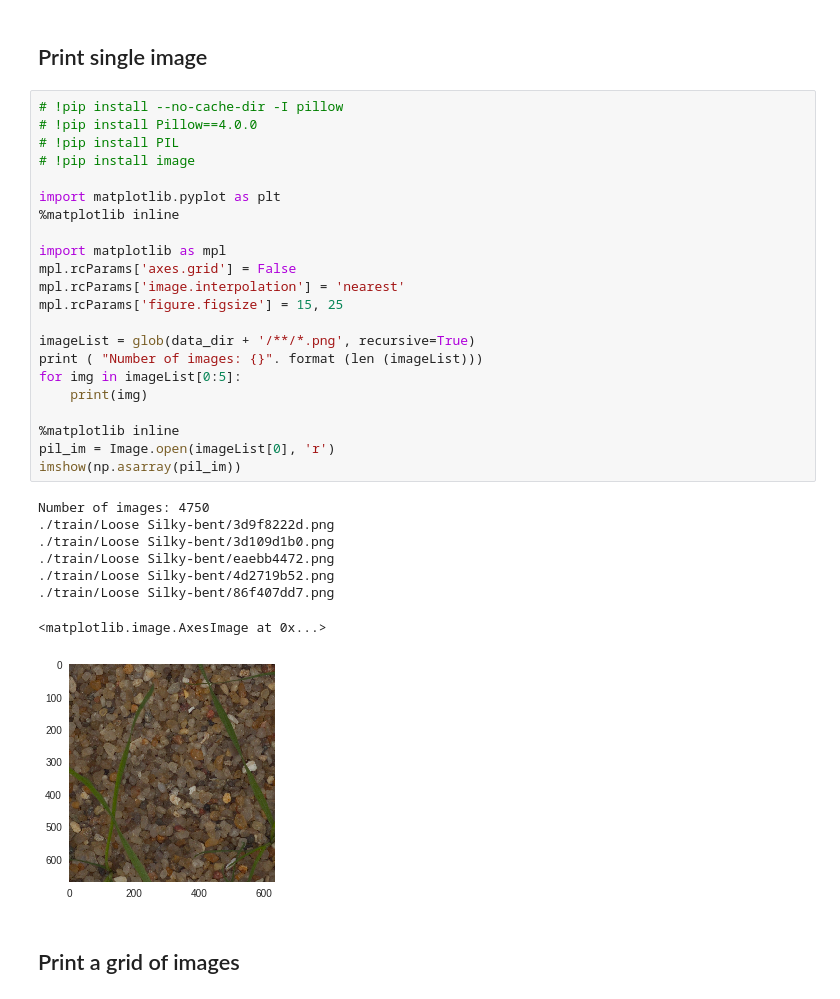
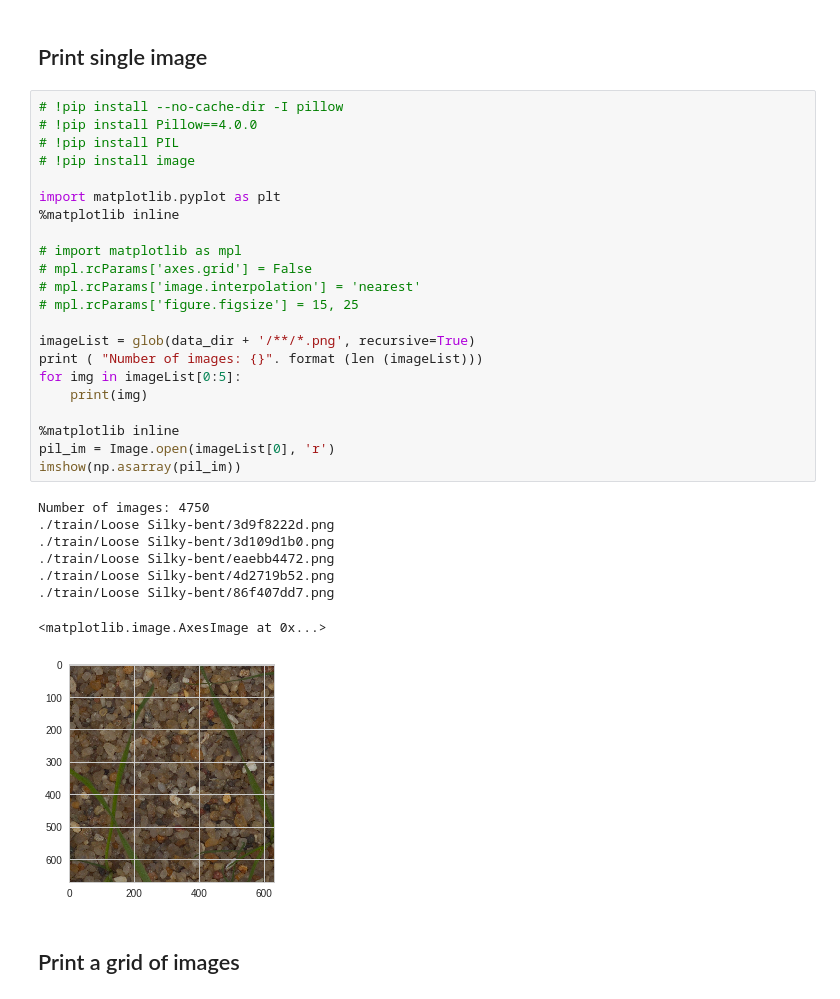
Before and after one commit to bayesianio/Deep-Learning-Boot-Camp, a Jupyter notebook: shlomo_dl_0001_cuda_collab_pytorch.ipynb, the cells around one changed output. Drawn from its saved outputs; the diff is of its cells as text.

```diff
--- a/shlomo_dl_0001_cuda_collab_pytorch.ipynb
+++ b/shlomo_dl_0001_cuda_collab_pytorch.ipynb
@@ -514,34 +514,34 @@ data_dir= './' +  dataset
 # %%
 # !pip install --no-cache-dir -I pillow
 # !pip install Pillow==4.0.0
 # !pip install PIL
 # !pip install image
 
 import matplotlib.pyplot as plt
 %matplotlib inline
 
-import matplotlib as mpl
-mpl.rcParams['axes.grid'] = False
-mpl.rcParams['image.interpolation'] = 'nearest'
-mpl.rcParams['figure.figsize'] = 15, 25
+# import matplotlib as mpl
+# mpl.rcParams['axes.grid'] = False
+# mpl.rcParams['image.interpolation'] = 'nearest'
+# mpl.rcParams['figure.figsize'] = 15, 25
 
 imageList = glob(data_dir + '/**/*.png', recursive=True)
 print ( "Number of images: {}". format (len (imageList)))
 for img in imageList[0:5]:
     print(img)
 
 %matplotlib inline
 pil_im = Image.open(imageList[0], 'r')
 imshow(np.asarray(pil_im))
 # %% [output]
 Number of images: 4750
 ./train/Loose Silky-bent/3d9f8222d.png
 ./train/Loose Silky-bent/3d109d1b0.png
 ./train/Loose Silky-bent/eaebb4472.png
 ./train/Loose Silky-bent/4d2719b52.png
 ./train/Loose Silky-bent/86f407dd7.png
 <matplotlib.image.AxesImage at 0x...>
-[figure, old version]
+[figure, new version]
 # %% [markdown]
 ## Print a grid of images
 # %%
```
Also changed, not shown: parts of 4 cells of this notebook.
